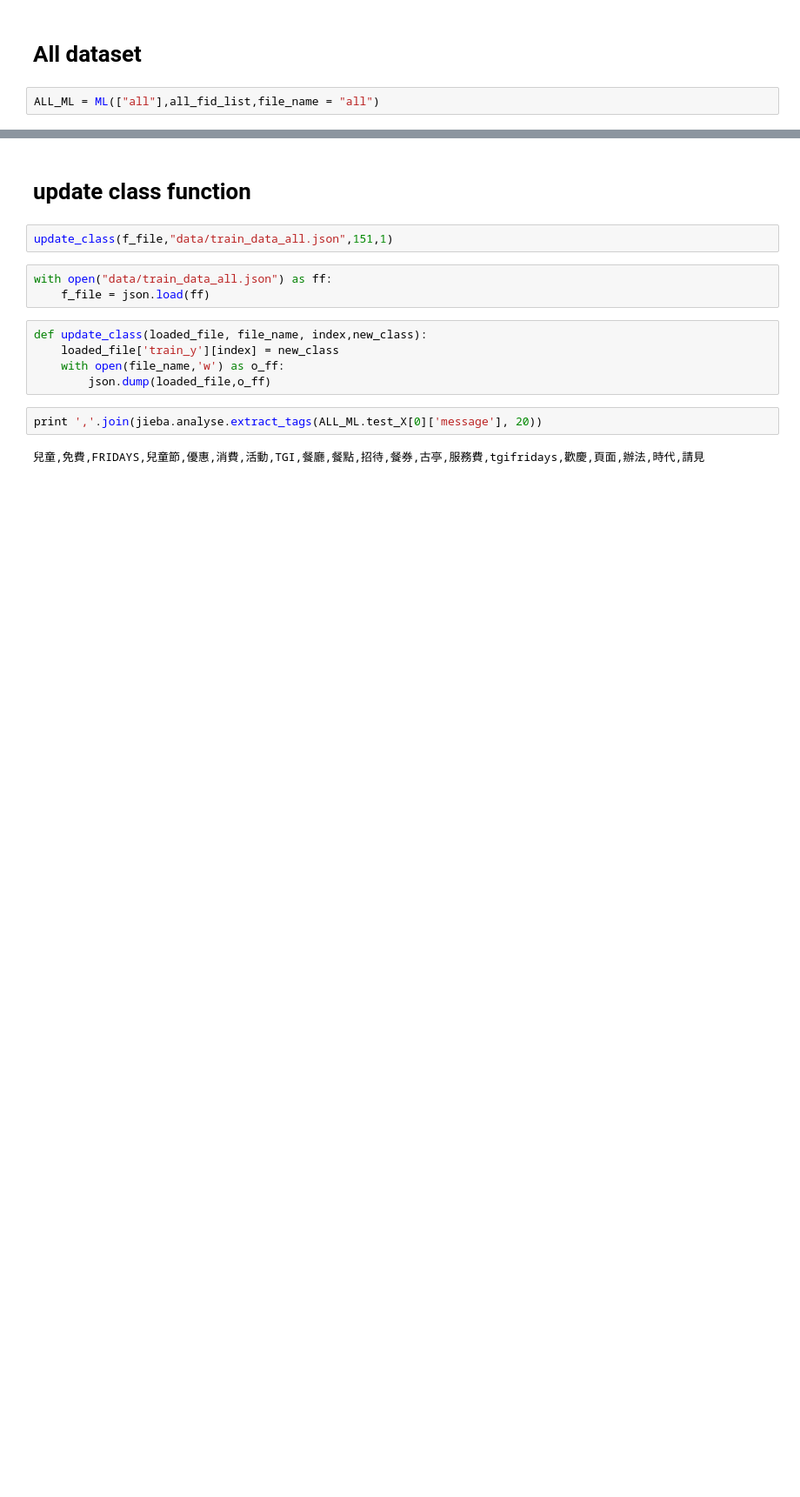
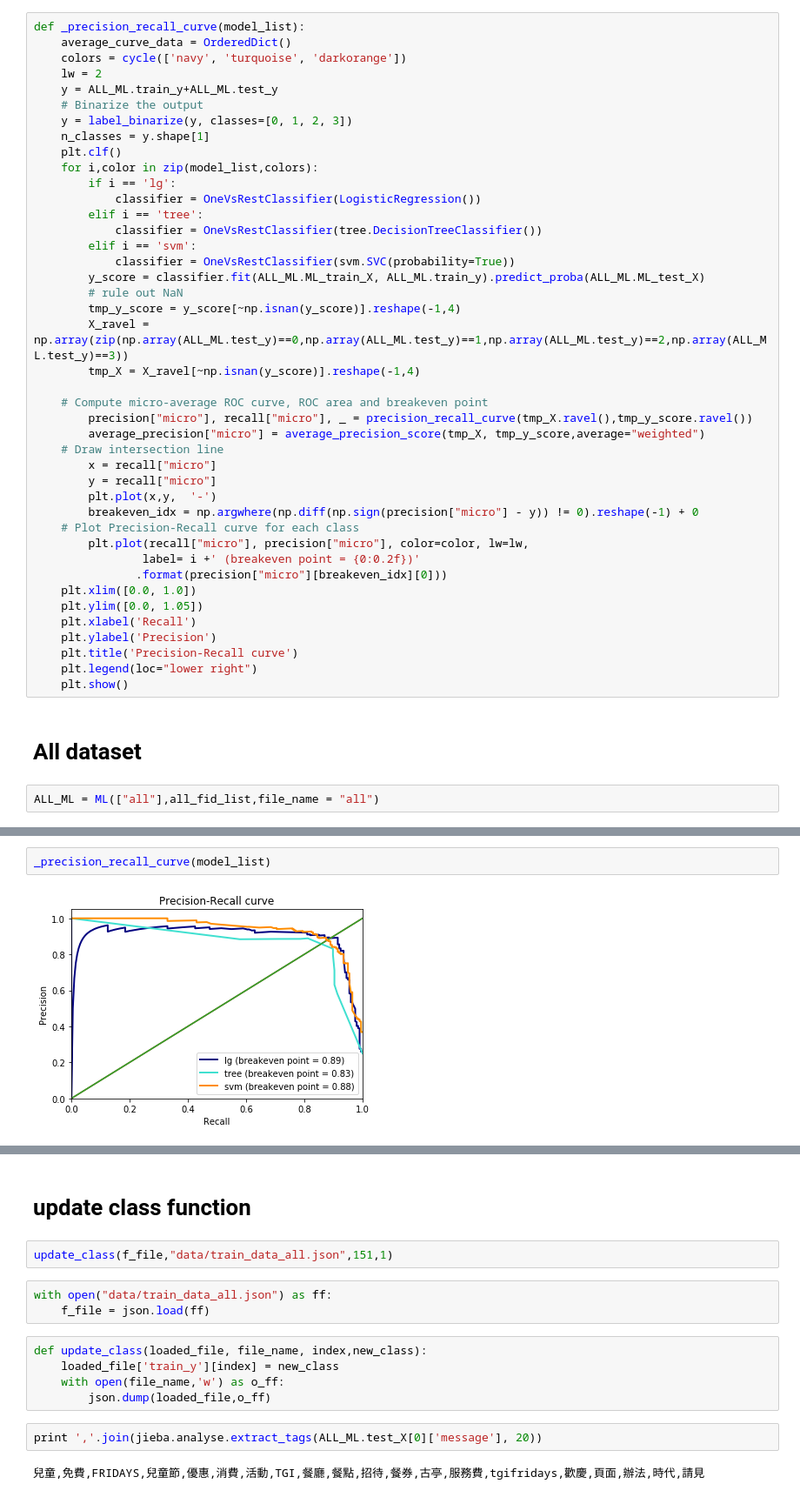
Before and after one commit to Ningster/fanpage_research, a Jupyter notebook: Classifying message.ipynb, the cells around one changed output, grey strips where cells are left out. Shown at 87% size. Saved outputs shown, nothing was run; the diff lists cells and outputs as text; blank space fills up the shorter version.

```diff
--- a/Classifying message.ipynb
+++ b/Classifying message.ipynb
@@ -250,3 +356,45 @@ class ML:
+# %%
+def _precision_recall_curve(model_list):
+    average_curve_data = OrderedDict()
+    colors = cycle(['navy', 'turquoise', 'darkorange'])
+    lw = 2
+    y = ALL_ML.train_y+ALL_ML.test_y
+    # Binarize the output
+    y = label_binarize(y, classes=[0, 1, 2, 3])
+    n_classes = y.shape[1]
+    plt.clf()
+    for i,color in zip(model_list,colors):
+        if i == 'lg':
+            classifier = OneVsRestClassifier(LogisticRegression())
+        elif i == 'tree':
+            classifier = OneVsRestClassifier(tree.DecisionTreeClassifier())
+        elif i == 'svm':
+            classifier = OneVsRestClassifier(svm.SVC(probability=True))
+        y_score = classifier.fit(ALL_ML.ML_train_X, ALL_ML.train_y).predict_proba(ALL_ML.ML_test_X)
+        # rule out NaN
+        tmp_y_score = y_score[~np.isnan(y_score)].reshape(-1,4)
+        X_ravel = np.array(zip(np.array(ALL_ML.test_y)==0,np.array(ALL_ML.test_y)==1,np.array(ALL_ML.test_y)==2,np.array(ALL_ML.test_y)==3))
+        tmp_X = X_ravel[~np.isnan(y_score)].reshape(-1,4)
+
+    # Compute micro-average ROC curve, ROC area and breakeven point
+        precision["micro"], recall["micro"], _ = precision_recall_curve(tmp_X.ravel(),tmp_y_score.ravel())
+        average_precision["micro"] = average_precision_score(tmp_X, tmp_y_score,average="weighted")
+    # Draw intersection line
+        x = recall["micro"]
+        y = recall["micro"]
+        plt.plot(x,y,  '-')
+        breakeven_idx = np.argwhere(np.diff(np.sign(precision["micro"] - y)) != 0).reshape(-1) + 0
+    # Plot Precision-Recall curve for each class
+        plt.plot(recall["micro"], precision["micro"], color=color, lw=lw,
+                label= i +' (breakeven point = {0:0.2f})'
+               .format(precision["micro"][breakeven_idx][0]))
+    plt.xlim([0.0, 1.0])
+    plt.ylim([0.0, 1.05])
+    plt.xlabel('Recall')
+    plt.ylabel('Precision')
+    plt.title('Precision-Recall curve')
+    plt.legend(loc="lower right")
+    plt.show()
 # %% [markdown]
 # All dataset
 # %%
@@ -254 +450,5 @@ ALL_ML = ML(["all"],all_fid_list,file_name = "all")
+# %%
+_precision_recall_curve(model_list)
+# %% [output]
+[figure, added]
 # %%
```
Also changed, not shown: parts of 44 cells of this notebook.
